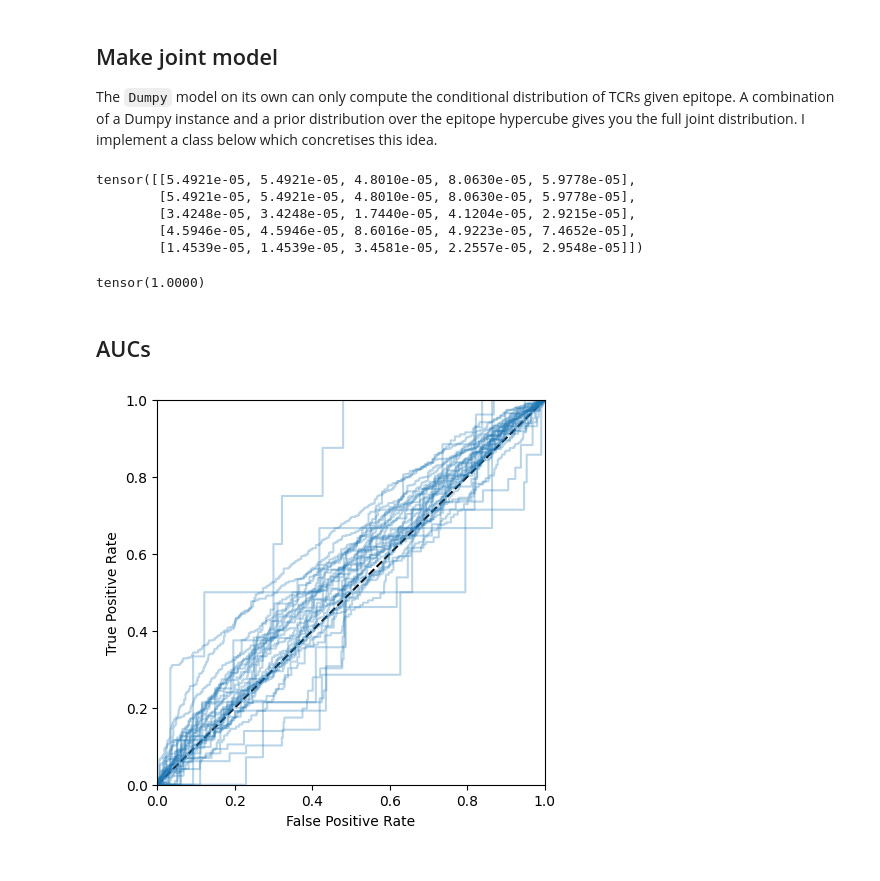
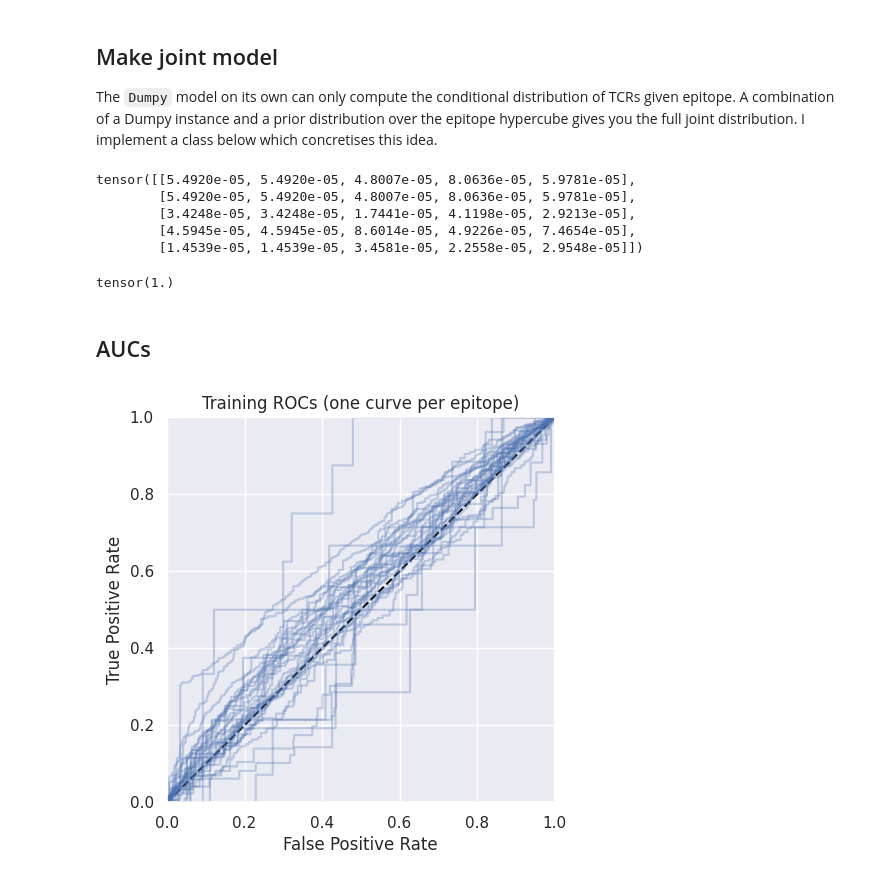
Before and after one commit to jhenderson0/cruk_datathon_team_6, a Jupyter notebook: notebooks/log_reg_new_data.ipynb, the cells around one changed output. Saved outputs shown, nothing was run; the diff lists cells and outputs as text; code cells hidden in the pictures.

```diff
--- a/notebooks/log_reg_new_data.ipynb
+++ b/notebooks/log_reg_new_data.ipynb
@@ -7,19 +7,22 @@ if "PROJECT_ROOT" not in globals():
 
 os.chdir(PROJECT_ROOT)
 # %%
-from src.dumpy import Dumpy, DumpyJoint
+from src.dumpy import Dumpy, DumpyJoint, compute_epitope_priors_from_alphabet
 import itertools
 from matplotlib import pyplot as plt
 import numpy as np
 import pandas as pd
 from sklearn import metrics
-from sklearn.metrics import RocCurveDisplay
 import torch
 from torch import Tensor
 from torch.nn import Module
 import torch.nn.functional as F
 from torch.optim import SGD
 from tqdm import tqdm
+
+import seaborn as sns
+sns.set_theme()
+sns.set_style()
 # %% [markdown]
 ## Load data
 
@@ -28,7 +31,7 @@ from tqdm import tqdm
 > I have taken the files he has sent me and saved them in on my local machine inside an ignored directory called "ignore".
 > Hence the below lines, but note that they won't run on your machine unless you have copies of the data too.
 # %%
-alphabet = pd.read_csv("ignore/alphabet.csv", index_col=0)
+alphabet = pd.read_csv("model_saves/alphabet.csv", index_col=0)
 data = pd.read_csv("ignore/translation_train.csv", index_col=0, dtype=str)
 olga_marginal = pd.read_csv("ignore/average_olga_vector.csv", header=None).values.squeeze()
 
@@ -72,3 +58,5 @@ epitope_priors = compute_epitope_priors(5, num_ones_in_alphabet)
+# %%
+epitope_priors = compute_epitope_priors_from_alphabet(alphabet)
 # %%
 # Turn translated sequences into torch tensors
 def map_zero_one_string_to_tensor(zero_one_string: str) -> Tensor:
@@ -206,17 +194,17 @@ mini_epitope_tensor = epitope_tensor[:5]
 # %%
 joint_model.joint(mini_tcr_tensor, mini_epitope_tensor)
 # %% [output]
-tensor([[5.4921e-05, 5.4921e-05, 4.8010e-05, 8.0630e-05, 5.9778e-05],
-        [5.4921e-05, 5.4921e-05, 4.8010e-05, 8.0630e-05, 5.9778e-05],
-        [3.4248e-05, 3.4248e-05, 1.7440e-05, 4.1204e-05, 2.9215e-05],
-        [4.5946e-05, 4.5946e-05, 8.6016e-05, 4.9223e-05, 7.4652e-05],
-        [1.4539e-05, 1.4539e-05, 3.4581e-05, 2.2557e-05, 2.9548e-05]])
+tensor([[5.4920e-05, 5.4920e-05, 4.8007e-05, 8.0636e-05, 5.9781e-05],
+        [5.4920e-05, 5.4920e-05, 4.8007e-05, 8.0636e-05, 5.9781e-05],
+        [3.4248e-05, 3.4248e-05, 1.7441e-05, 4.1198e-05, 2.9213e-05],
+        [4.5945e-05, 4.5945e-05, 8.6014e-05, 4.9226e-05, 7.4654e-05],
+        [1.4539e-05, 1.4539e-05, 3.4581e-05, 2.2558e-05, 2.9548e-05]])
 # %%
 all_possible_tcrs = torch.stack([torch.tensor(prod, dtype=torch.float32) for prod in itertools.product([0,1], repeat=10)])
 all_possible_epitopes = torch.stack([torch.tensor(epitope, dtype=torch.float32) for epitope in epitope_priors.keys()])
 joint_model.joint(all_possible_tcrs, all_possible_epitopes).sum() # Should be 1, sanity check
 # %% [output]
-tensor(1.0000)
+tensor(1.)
 # %% [markdown]
 ## AUCs
 # %%
@@ -224,34 +212,39 @@ unique_epitopes = data["translation_epitope"].unique()
 all_epitopes = epitope_tensor.unique(dim=0)
 
 plt.figure(figsize=(5,5))
+plt.title("Training ROCs (one curve per epitope)")
 plt.xlabel("False Positive Rate")
 plt.ylabel("True Positive Rate")
 plt.xlim(0,1)
 plt.ylim(0,1)
 plt.plot([0,1], [0,1], linestyle="--", c="black")
+
+aucs = []
 
 for epitope in unique_epitopes:
     positive_indices = (data["translation_epitope"] == epitope).to_numpy()
     negative_indices = ~positive_indices
 
     positive_tcrs = tcr_tensor[positive_indices]
     negative_tcrs = tcr_tensor[negative_indices]
     target_epitope = epitope_tensor[positive_indices][:1]
 
     p_target_ep_positives = joint_model.joint(positive_tcrs, target_epitope).squeeze()
     p_all_eps_positives = joint_model.joint(positive_tcrs, all_epitopes).sum(dim=1)
     p_target_ep_positives_normalized = p_target_ep_positives / p_all_eps_positives # Relative prob of target epitope out of all possible
 
     p_target_ep_negatives = joint_model.joint(negative_tcrs, target_epitope).squeeze()
     p_all_eps_negatives = joint_model.joint(negative_tcrs, all_epitopes).sum(dim=1)
     p_target_ep_negatives_normalized = p_target_ep_negatives / p_all_eps_negatives # Same as above, but for negative TCRs
 
     all_positive_probs = torch.concatenate((p_target_ep_positives_normalized, p_target_ep_negatives_normalized))
     all_labels = torch.concatenate((torch.ones_like(p_target_ep_positives_normalized), torch.zeros_like(p_target_ep_negatives_normalized)))
 
     fprs, tprs, _ = metrics.roc_curve(all_labels, all_positive_probs)
+    auc = metrics.roc_auc_score(all_labels, all_positive_probs)
+    aucs.append(auc)
     plt.step(fprs, tprs, c="C0", alpha=0.3)
 
 plt.show()
 # %% [output]
-[figure, old version]
+[figure, new version]
```
Also changed, not shown: parts of 6 cells of this notebook, 3 other files.
